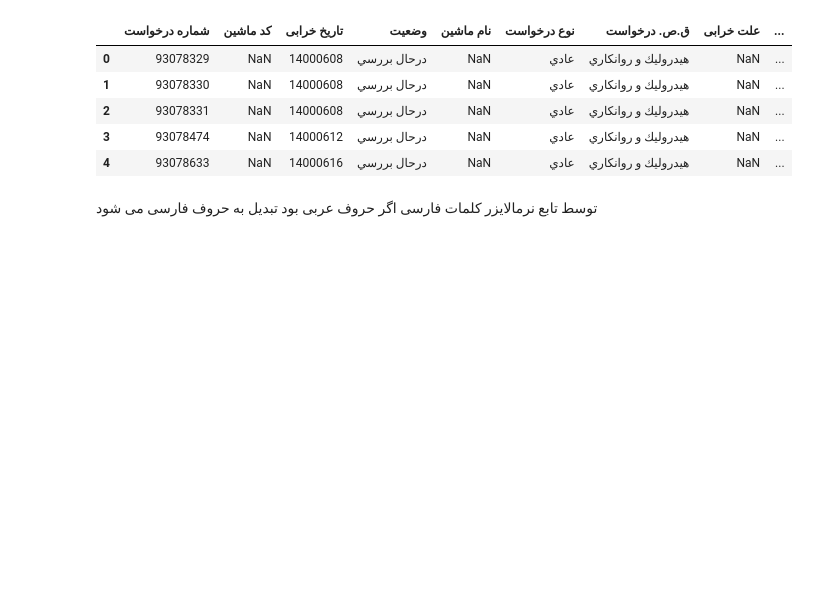
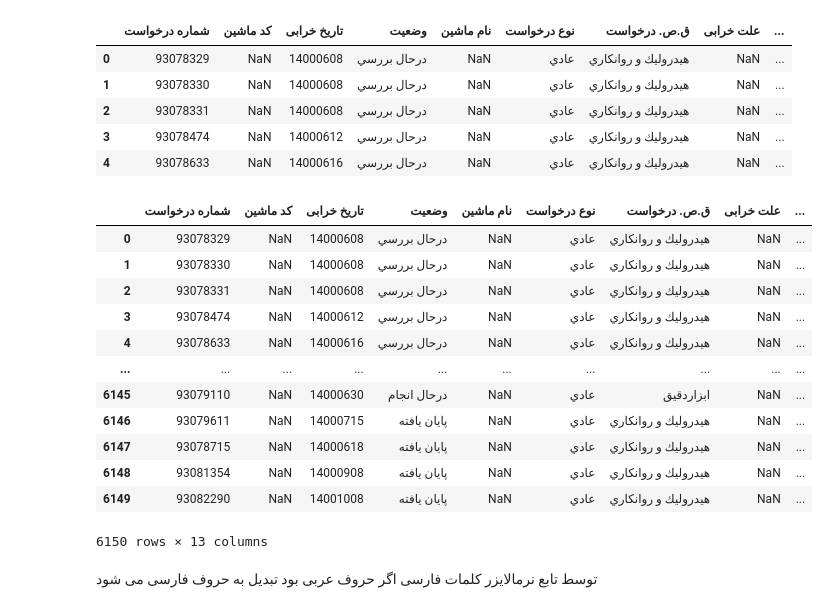
Before and after one commit to heidaralavi/persian_document_classification, a Jupyter notebook: preprocessing on text.ipynb, the cells around one changed output. Drawn from its saved outputs; the diff is of its cells as text; code cells hidden in the pictures; blank space fills up the shorter version.

```diff
--- a/preprocessing on text.ipynb
+++ b/preprocessing on text.ipynb
@@ -38,6 +30,29 @@ df.head()
 | 2 | 93078331 | NaN | 14000608 | درحال بررسي | NaN | عادي | هيدروليك و روانكاري | NaN | ... |
 | 3 | 93078474 | NaN | 14000612 | درحال بررسي | NaN | عادي | هيدروليك و روانكاري | NaN | ... |
 | 4 | 93078633 | NaN | 14000616 | درحال بررسي | NaN | عادي | هيدروليك و روانكاري | NaN | ... |
+# %%
+cols=['وضعیت','نوع درخواست','ق.ص. درخواست','شرح مشكل','شرح_كد دوره توقف (واقعي ) 2']
+for col in cols:
+    x=[]
+    for item in df[col].values:
+        x.append(item.strip())
+    df[col]=x
+# %%
+df
+# %% [output]
+|  | شماره درخواست | کد ماشین | تاریخ خرابی | وضعیت | نام ماشین | نوع درخواست | ق.ص. درخواست | علت خرابی | ... |
+| 0 | 93078329 | NaN | 14000608 | درحال بررسي | NaN | عادي | هيدروليك و روانكاري | NaN | ... |
+| 1 | 93078330 | NaN | 14000608 | درحال بررسي | NaN | عادي | هيدروليك و روانكاري | NaN | ... |
+| 2 | 93078331 | NaN | 14000608 | درحال بررسي | NaN | عادي | هيدروليك و روانكاري | NaN | ... |
+| 3 | 93078474 | NaN | 14000612 | درحال بررسي | NaN | عادي | هيدروليك و روانكاري | NaN | ... |
+| 4 | 93078633 | NaN | 14000616 | درحال بررسي | NaN | عادي | هيدروليك و روانكاري | NaN | ... |
+| ... | ... | ... | ... | ... | ... | ... | ... | ... | ... |
+| 6145 | 93079110 | NaN | 14000630 | درحال انجام | NaN | عادي | ابزاردقيق | NaN | ... |
+| 6146 | 93079611 | NaN | 14000715 | پايان يافته | NaN | عادي | هيدروليك و روانكاري | NaN | ... |
+| 6147 | 93078715 | NaN | 14000618 | پايان يافته | NaN | عادي | هيدروليك و روانكاري | NaN | ... |
+| 6148 | 93081354 | NaN | 14000908 | پايان يافته | NaN | عادي | هيدروليك و روانكاري | NaN | ... |
+| 6149 | 93082290 | NaN | 14001008 | پايان يافته | NaN | عادي | هيدروليك و روانكاري | NaN | ... |
+6150 rows × 13 columns
 # %% [markdown]
 توسط تابع نرمالایزر کلمات فارسی اگر حروف عربی بود تبدیل به حروف فارسی می شود
 # %%
```
Also changed, not shown: parts of 8 cells of this notebook.
